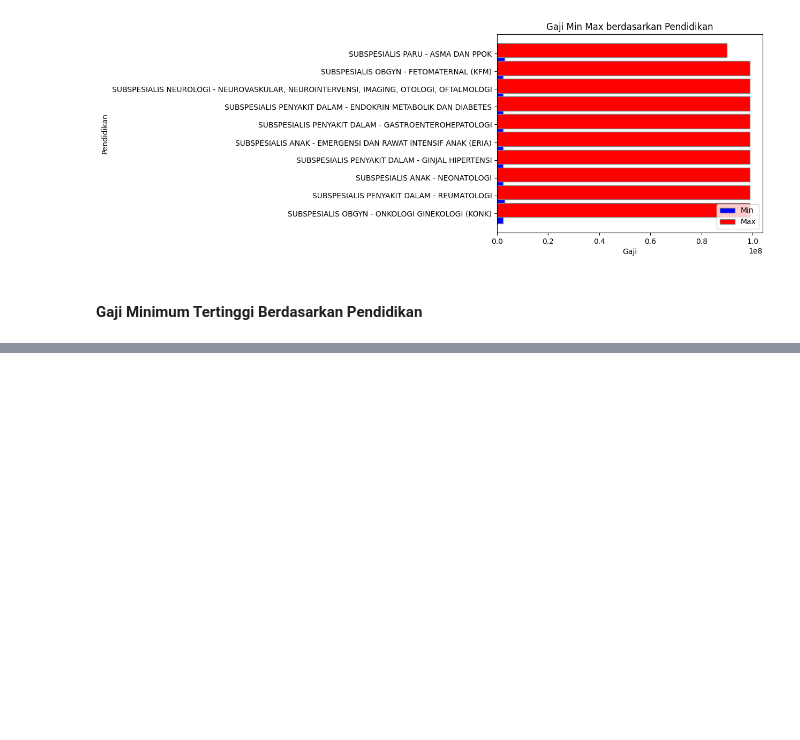
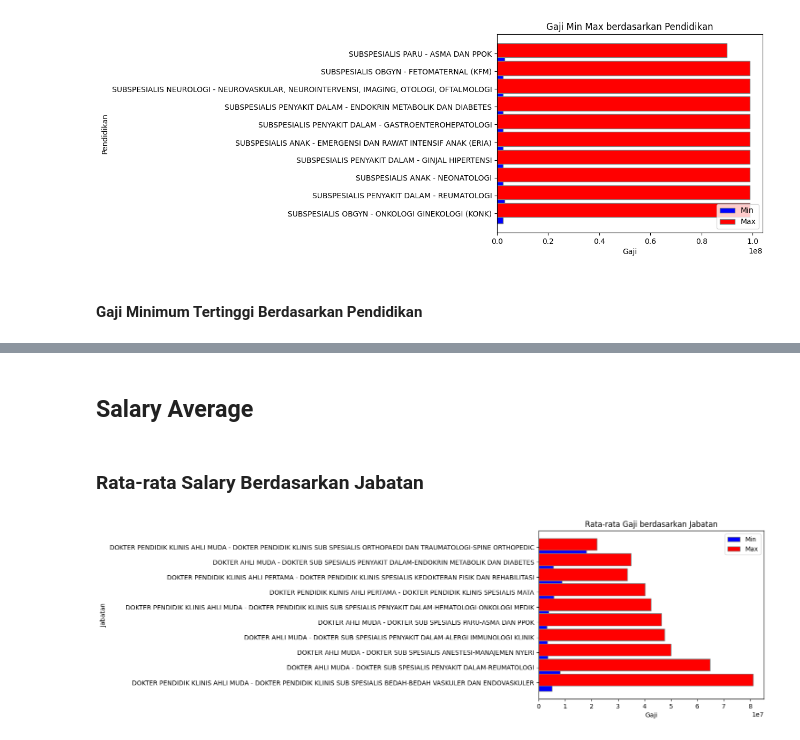
Before and after one commit to nubisub/casn2024-analytic, a Jupyter notebook: main.ipynb, the cells around one changed output, grey strips where cells are left out. Drawn from its saved outputs; the diff is of its cells as text; code cells hidden in the pictures; blank space fills up the shorter version.

```diff
--- a/main.ipynb
+++ b/main.ipynb
@@ -254,0 +257,38 @@ plt.show()
+# %% [markdown]
+## Salary Average
+# %% [markdown]
+### Rata-rata Salary Berdasarkan Jabatan
+# %%
+group_jabatan = df_formasi.groupby('jabatan_nm')
+mean_gaji_min = group_jabatan['gaji_min'].mean()
+mean_gaji_max = group_jabatan['gaji_max'].mean()
+mean_gaji = (mean_gaji_min + mean_gaji_max) / 2
+meanGajiByJabatan = pd.DataFrame({
+    'jabatan_nm': mean_gaji.index,
+    'mean_gaji': mean_gaji.values,
+    'mean_gaji_min': mean_gaji_min.values,
+    'mean_gaji_max': mean_gaji_max.values
+})
+meanGajiByJabatan = meanGajiByJabatan.sort_values(by='mean_gaji', ascending=False)
+meanGajiByJabatan.to_csv('output/meanGajiByJabatan.csv', index=False)
+meanGajiByJabatanTop10 = meanGajiByJabatan[:10]
+meanGajiByJabatanTop10 = meanGajiByJabatanTop10.reset_index(drop=True)
+meanGajiByJabatanTop10['name'] = meanGajiByJabatanTop10['jabatan_nm']
+meanGajiByJabatanTop10['min'] = meanGajiByJabatanTop10['mean_gaji_min']
+meanGajiByJabatanTop10['max'] = meanGajiByJabatanTop10['mean_gaji_max']
+meanGajiByJabatanTop10 = meanGajiByJabatanTop10[['name', 'min', 'max']]
+meanGajiByJabatanTop10.to_json('output/web/meanGajiByJabatan.json', orient='records')
+fig, ax = plt.subplots()
+barWidth = 0.35
+r1 = range(len(meanGajiByJabatanTop10))
+r2 = [x + barWidth for x in r1]
+plt.barh(r1, meanGajiByJabatanTop10['min'], color='b', edgecolor='grey', label='Min')
+plt.barh(r2, meanGajiByJabatanTop10['max'], color='r', edgecolor='grey', label='Max')
+plt.xlabel('Gaji')
+plt.ylabel('Jabatan')
+plt.title('Rata-rata Gaji berdasarkan Jabatan')
+plt.yticks([r + barWidth / 2 for r in range(len(meanGajiByJabatanTop10))], meanGajiByJabatanTop10['name'])
+plt.legend()
+plt.show()
+# %% [output]
+[figure, added]
```
Also changed, not shown: parts of 19 cells of this notebook, 13 other files.
